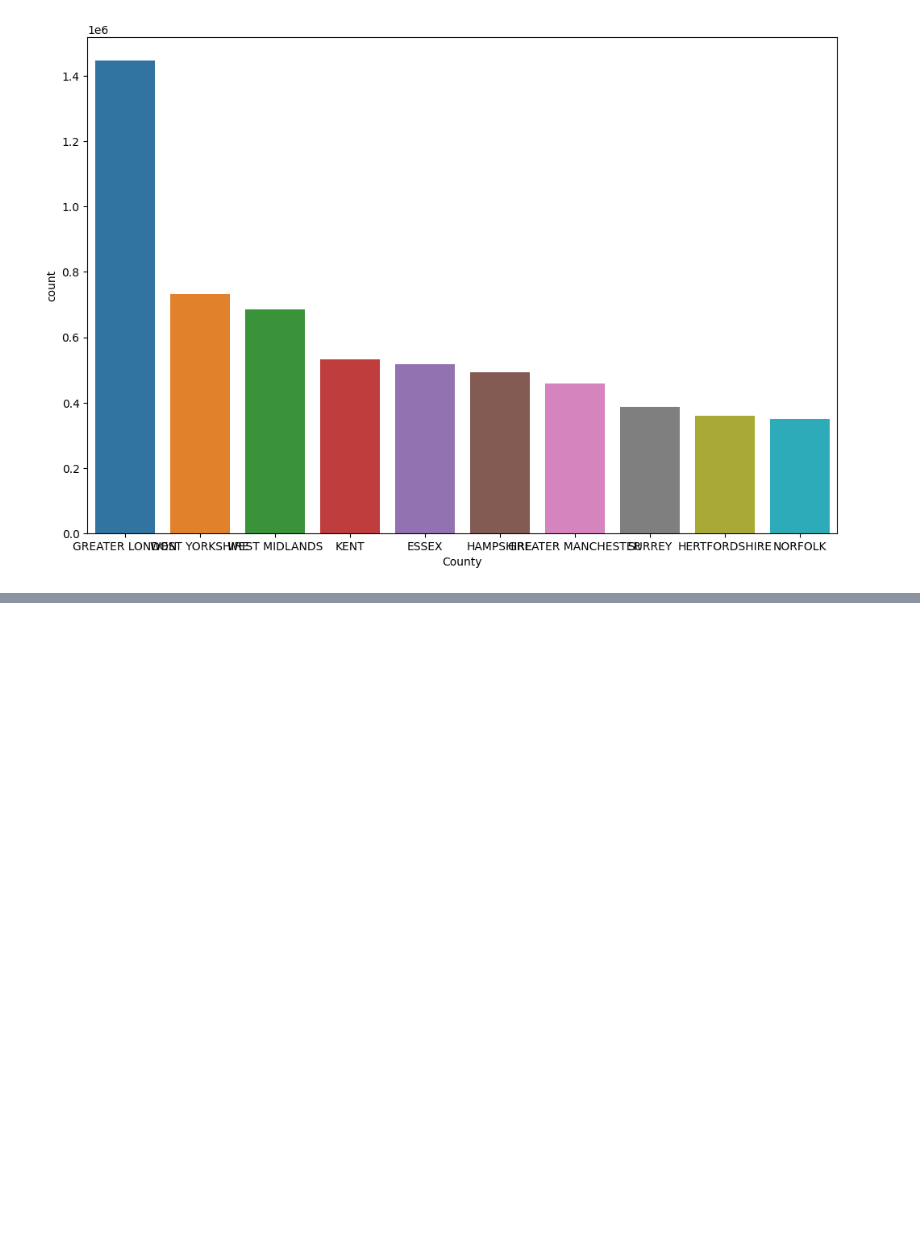
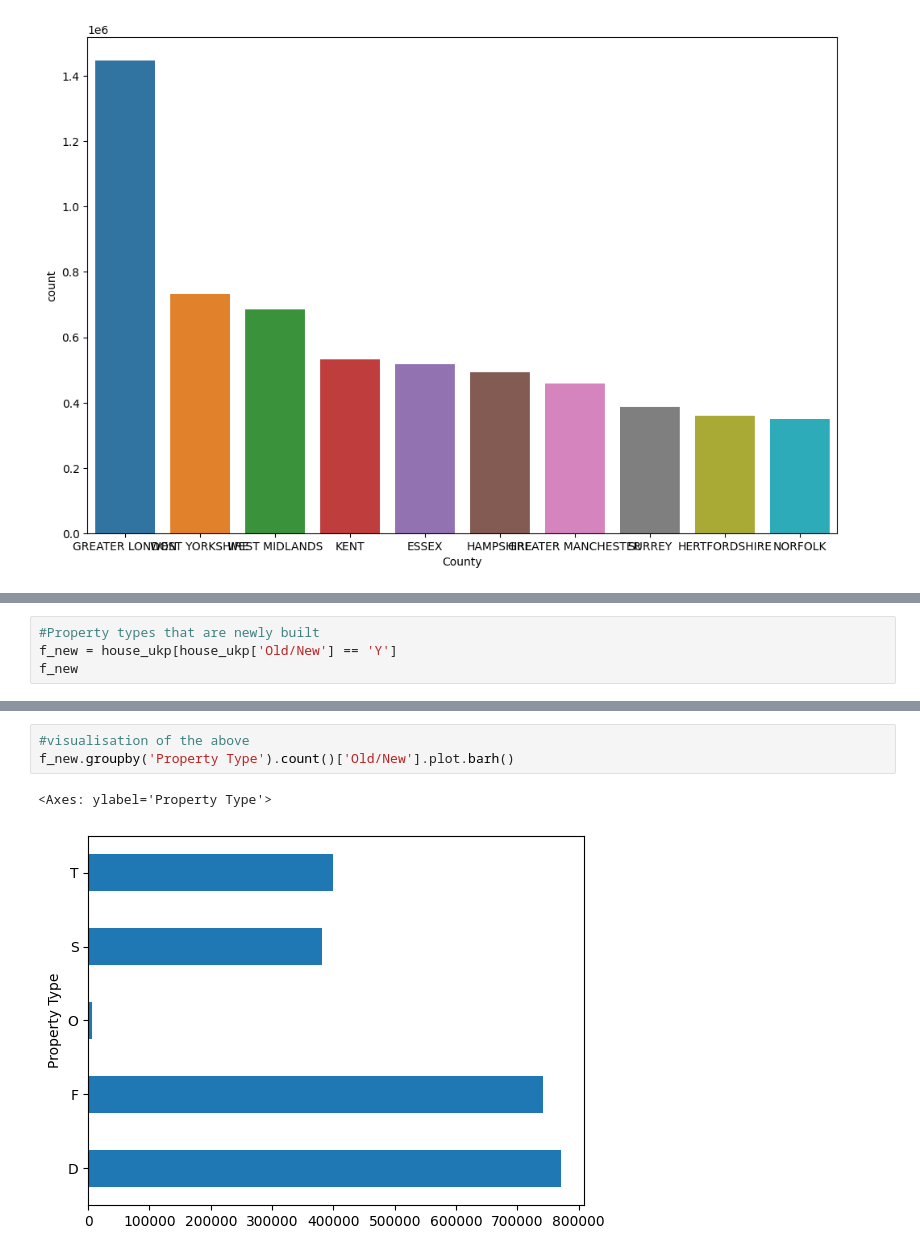
Before and after one commit to Ak-Dan/UK-HOUSES-KAGGLE-DATASET, a Jupyter notebook: house-uk-prices-analysis.ipynb, the cells around one changed output, grey strips where cells are left out. Cells and saved outputs as stored; diff of their text form; blank space fills up the shorter version.

```diff
--- a/house-uk-prices-analysis.ipynb
+++ b/house-uk-prices-analysis.ipynb
@@ -111,0 +131,4 @@ ax = sns.barplot(data = , x = "Town/City", y = "Duration")
+# %%
+#Property types that are newly built
+f_new = house_ukp[house_ukp['Old/New'] == 'Y']
+f_new
@@ -111,0 +159,6 @@ ax = sns.barplot(data = , x = "Town/City", y = "Duration")
+# %%
+#visualisation of the above
+f_new.groupby('Property Type').count()['Old/New'].plot.barh()
+# %% [output]
+<Axes: ylabel='Property Type'>
+[figure, added]
```
Also changed, not shown: parts of 7 cells of this notebook.
